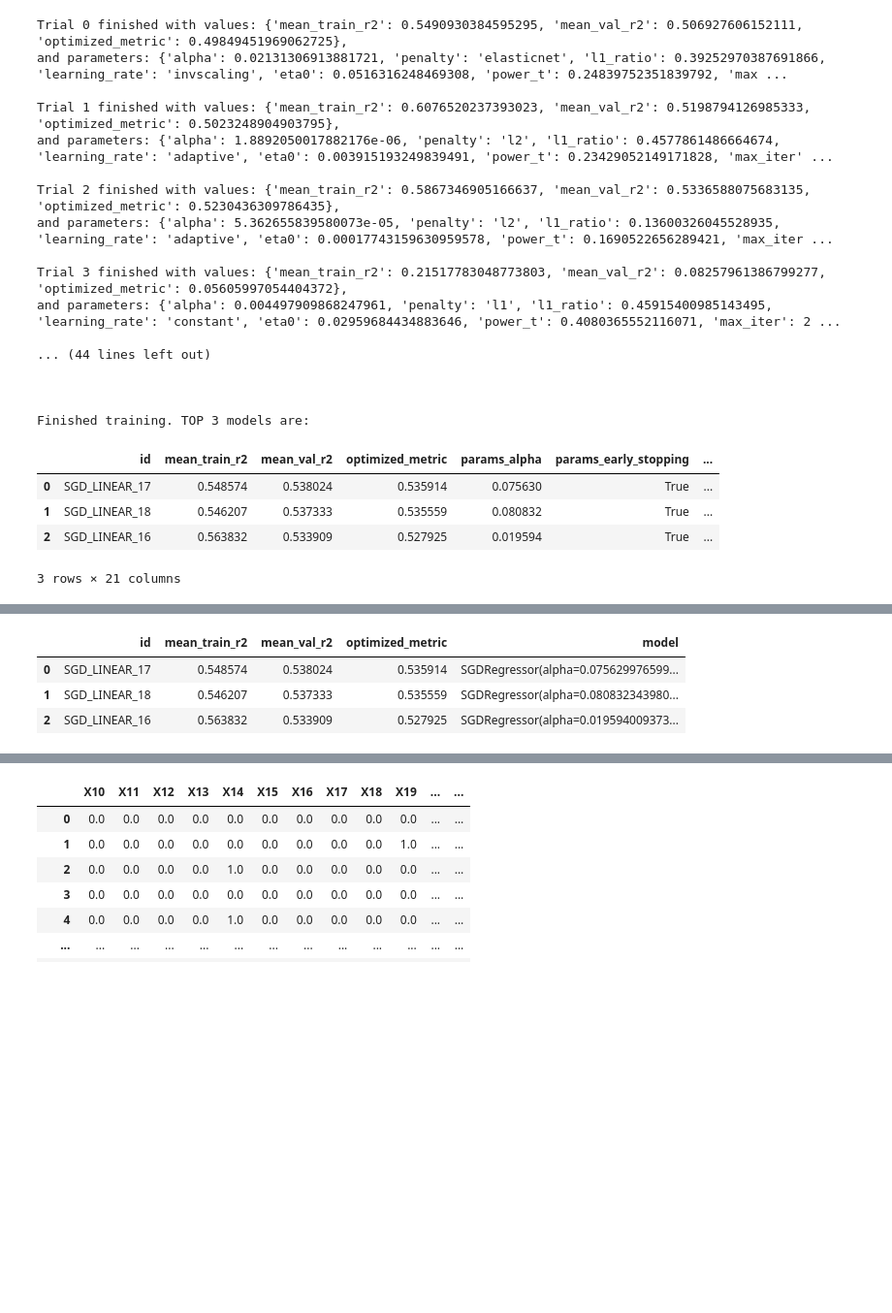
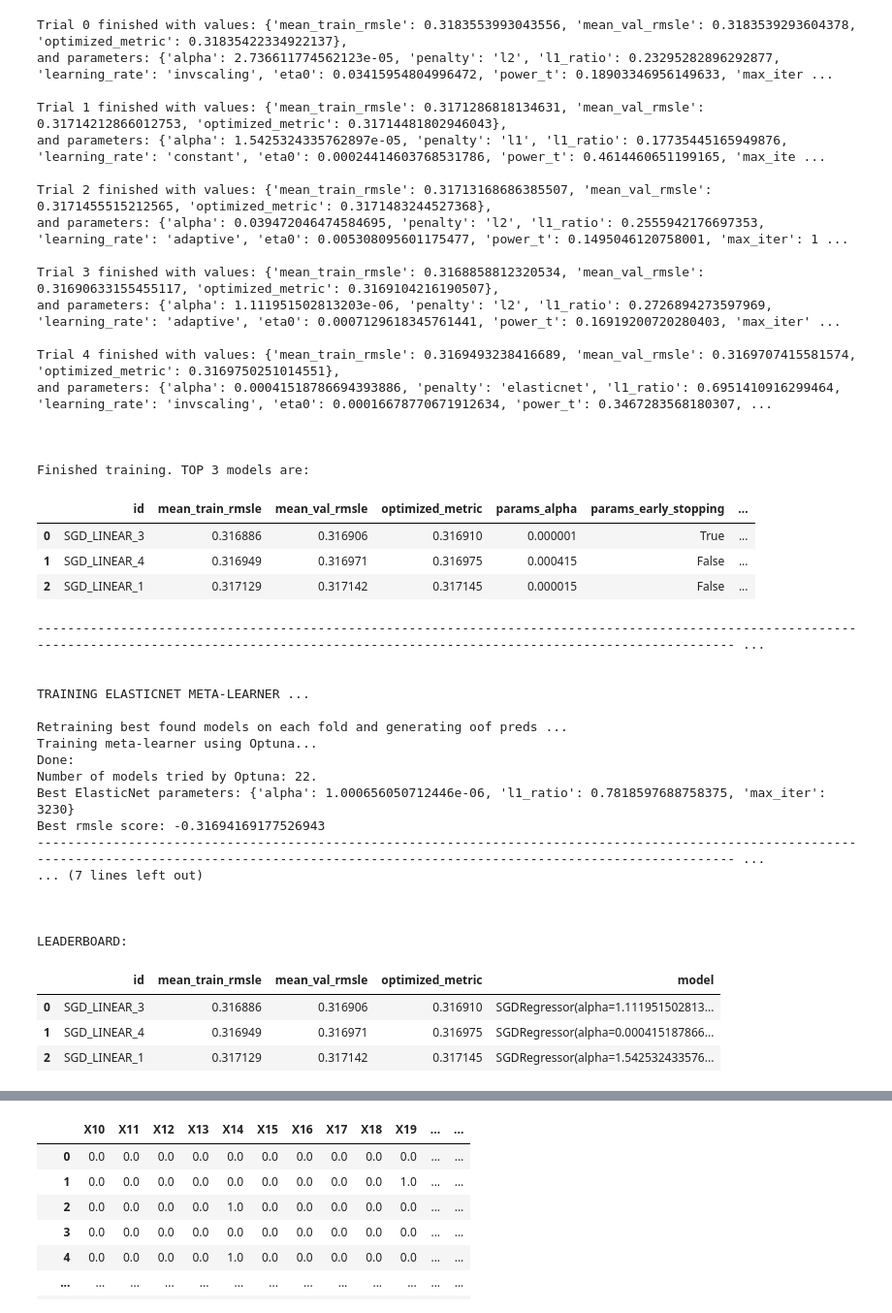
Before and after one commit to b-ionut-r/TabularAML, a Jupyter notebook: main.ipynb, the cells around one changed output, grey strips where cells are left out. Shown: that part at 97% size. Saved outputs shown, nothing was run; the diff lists cells and outputs as text; code cells hidden in the pictures; blank space fills up the shorter version.

```diff
--- a/main.ipynb
+++ b/main.ipynb
@@ -41,22 +41,26 @@ train_df
 # %%
-from sklearn.metrics import r2_score
+from sklearn.metrics import mean_squared_log_error
 
-r2 = Scorer(name="r2",
-            scorer=r2_score,
-            greater_is_better=True,
-            extra_params = {})
+rmsle = Scorer(name="rmsle",
+               scorer=mean_squared_log_error,
+               greater_is_better=False,
+               extra_params={"squared": False}
+             )
+
+
 
 preprocessor = PreprocessingTool(val_folds = True,
                                  n_folds = 5,
                                  seed = 42,
-                                 prob_type="regression")
+                                 prob_type="regression"
+                                 )
 
 train_dataset = TabularDataset(train_df,
-                               label = "y",
+                               label = "cost",
                                preprocessor = preprocessor,
                                type = "train")
 eval_dataset = TabularDataset(eval_df,
-                              label = "y",
+                              label = "cost",
                               preprocessor = preprocessor,
                               type = "eval")
 test_dataset = TabularDataset(test_df,
@@ -65,17 +69,17 @@ test_dataset = TabularDataset(test_df,
 
 trainer = Trainer(train_dataset,
                   eval_dataset = eval_dataset,
-                  eval_metric = r2,
+                  eval_metric = rmsle,
                   models = [
                     #   "LGB", "XGB", "CAT", "RF",
                              "SGD_LINEAR"],
-                  early_stopping_rounds = 100,
+                  early_stopping_rounds = 0,
                   of_mitigation_level = 0.2,
                   use_gpu = True,
                   use_cuda = True,
                   n_trials = 1000,
                   timeout = 100,
-                  meta_timeout = 120,
+                  meta_timeout = 100,
                   seed = 42,
                   select_top = 3,
                   train_meta = True)
@@ -97,30 +101,51 @@ Found 2 unique raw np.dtype(s): [dtype('int64') dtype('O')].
 ... (19 lines left out)
 STARTING TRAINING ...
 
 
 OPTUNING SGD LINEAR MODEL...
-Trial 0 finished with values: {'mean_train_r2': 0.5490930384595295, 'mean_val_r2': 0.506927606152111, 'optimized_metric': 0.49849451969062725},
-and parameters: {'alpha': 0.02131306913881721, 'penalty': 'elasticnet', 'l1_ratio': 0.39252970387691866, 'learning_rate': 'invscaling', 'eta0': 0.0516316248469308, 'power_t': 0.24839752351839792, 'max ...
+Trial 0 finished with values: {'mean_train_rmsle': 0.3183553993043556, 'mean_val_rmsle': 0.3183539293604378, 'optimized_metric': 0.31835422334922137},
+and parameters: {'alpha': 2.736611774562123e-05, 'penalty': 'l2', 'l1_ratio': 0.23295282896292877, 'learning_rate': 'invscaling', 'eta0': 0.03415954804996472, 'power_t': 0.18903346956149633, 'max_iter ...
 
-Trial 1 finished with values: {'mean_train_r2': 0.6076520237393023, 'mean_val_r2': 0.5198794126985333, 'optimized_metric': 0.5023248904903795},
-and parameters: {'alpha': 1.8892050017882176e-06, 'penalty': 'l2', 'l1_ratio': 0.4577861486664674, 'learning_rate': 'adaptive', 'eta0': 0.003915193249839491, 'power_t': 0.23429052149171828, 'max_iter' ...
+Trial 1 finished with values: {'mean_train_rmsle': 0.3171286818134631, 'mean_val_rmsle': 0.31714212866012753, 'optimized_metric': 0.31714481802946043},
+and parameters: {'alpha': 1.5425324335762897e-05, 'penalty': 'l1', 'l1_ratio': 0.17735445165949876, 'learning_rate': 'constant', 'eta0': 0.00024414603768531786, 'power_t': 0.4614460651199165, 'max_ite ...
 
-Trial 2 finished with values: {'mean_train_r2': 0.5867346905166637, 'mean_val_r2': 0.5336588075683135, 'optimized_metric': 0.5230436309786435},
-and parameters: {'alpha': 5.362655839580073e-05, 'penalty': 'l2', 'l1_ratio': 0.13600326045528935, 'learning_rate': 'adaptive', 'eta0': 0.00017743159630959578, 'power_t': 0.1690522656289421, 'max_iter ...
+Trial 2 finished with values: {'mean_train_rmsle': 0.31713168686385507, 'mean_val_rmsle': 0.3171455515212565, 'optimized_metric': 0.3171483244527368},
+and parameters: {'alpha': 0.039472046474584695, 'penalty': 'l2', 'l1_ratio': 0.2555942176697353, 'learning_rate': 'adaptive', 'eta0': 0.005308095601175477, 'power_t': 0.1495046120758001, 'max_iter': 1 ...
 
-Trial 3 finished with values: {'mean_train_r2': 0.21517783048773803, 'mean_val_r2': 0.08257961386799277, 'optimized_metric': 0.05605997054404372},
-and parameters: {'alpha': 0.004497909868247961, 'penalty': 'l1', 'l1_ratio': 0.45915400985143495, 'learning_rate': 'constant', 'eta0': 0.02959684434883646, 'power_t': 0.4080365552116071, 'max_iter': 2 ...
+Trial 3 finished with values: {'mean_train_rmsle': 0.3168858812320534, 'mean_val_rmsle': 0.31690633155455117, 'optimized_metric': 0.3169104216190507},
+and parameters: {'alpha': 1.111951502813203e-06, 'penalty': 'l2', 'l1_ratio': 0.2726894273597969, 'learning_rate': 'adaptive', 'eta0': 0.0007129618345761441, 'power_t': 0.16919200720280403, 'max_iter' ...
 
-... (44 lines left out)
+Trial 4 finished with values: {'mean_train_rmsle': 0.3169493238416689, 'mean_val_rmsle': 0.3169707415581574, 'optimized_metric': 0.3169750251014551},
+and parameters: {'alpha': 0.00041518786694393886, 'penalty': 'elasticnet', 'l1_ratio': 0.6951410916299464, 'learning_rate': 'invscaling', 'eta0': 0.00016678770671912634, 'power_t': 0.3467283568180307, ...
 
 
 
 Finished training. TOP 3 models are:
-|  | id | mean_train_r2 | mean_val_r2 | optimized_metric | params_alpha | params_early_stopping | ... |
-| 0 | SGD_LINEAR_17 | 0.548574 | 0.538024 | 0.535914 | 0.075630 | True | ... |
-| 1 | SGD_LINEAR_18 | 0.546207 | 0.537333 | 0.535559 | 0.080832 | True | ... |
-| 2 | SGD_LINEAR_16 | 0.563832 | 0.533909 | 0.527925 | 0.019594 | True | ... |
+|  | id | mean_train_rmsle | mean_val_rmsle | optimized_metric | params_alpha | params_early_stopping | ... |
+| 0 | SGD_LINEAR_3 | 0.316886 | 0.316906 | 0.316910 | 0.000001 | True | ... |
+| 1 | SGD_LINEAR_4 | 0.316949 | 0.316971 | 0.316975 | 0.000415 | False | ... |
+| 2 | SGD_LINEAR_1 | 0.317129 | 0.317142 | 0.317145 | 0.000015 | False | ... |
-3 rows × 21 columns
+-------------------------------------------------------------------------------------------------------------------------------------------------------------------------------------------------------- ...
+
+
+TRAINING ELASTICNET META-LEARNER ...
+
+Retraining best found models on each fold and generating oof preds ...
+Training meta-learner using Optuna...
+Done:
+Number of models tried by Optuna: 22.
+Best ElasticNet parameters: {'alpha': 1.000656050712446e-06, 'l1_ratio': 0.7818597688758375, 'max_iter': 3230}
+Best rmsle score: -0.31694169177526943
+-------------------------------------------------------------------------------------------------------------------------------------------------------------------------------------------------------- ...
+... (7 lines left out)
+
+
+
+LEADERBOARD:
+|  | id | mean_train_rmsle | mean_val_rmsle | optimized_metric | model |
+| 0 | SGD_LINEAR_3 | 0.316886 | 0.316906 | 0.316910 | SGDRegressor(alpha=1.111951502813... |
+| 1 | SGD_LINEAR_4 | 0.316949 | 0.316971 | 0.316975 | SGDRegressor(alpha=0.000415187866... |
+| 2 | SGD_LINEAR_1 | 0.317129 | 0.317142 | 0.317145 | SGDRegressor(alpha=1.542532433576... |
 -------------------------------------------------------------------------------------------------------------------------------------------------------------------------------------------------------- ...
 
 
@@ -141,4 +152,0 @@ LEADERBOARD:
-|  | id | mean_train_r2 | mean_val_r2 | optimized_metric | model |
-| 0 | SGD_LINEAR_17 | 0.548574 | 0.538024 | 0.535914 | SGDRegressor(alpha=0.075629976599... |
-| 1 | SGD_LINEAR_18 | 0.546207 | 0.537333 | 0.535559 | SGDRegressor(alpha=0.080832343980... |
-| 2 | SGD_LINEAR_16 | 0.563832 | 0.533909 | 0.527925 | SGDRegressor(alpha=0.019594009373... |
```
Also changed, not shown: parts of 3 cells of this notebook, 5 other files.
